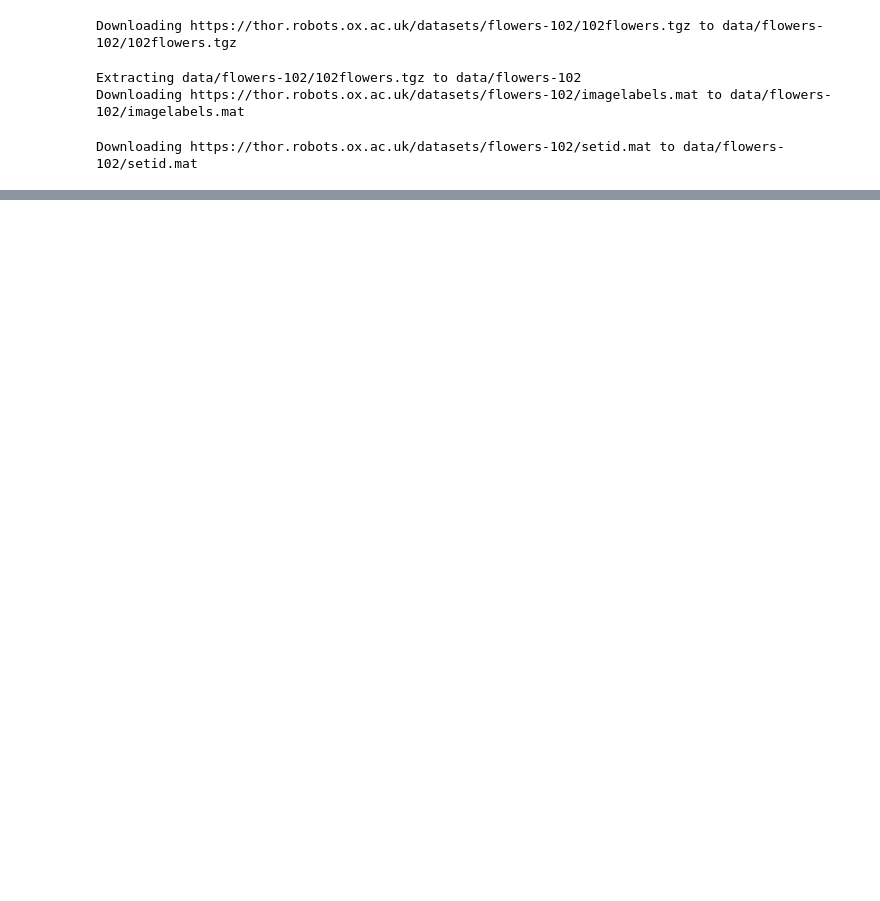
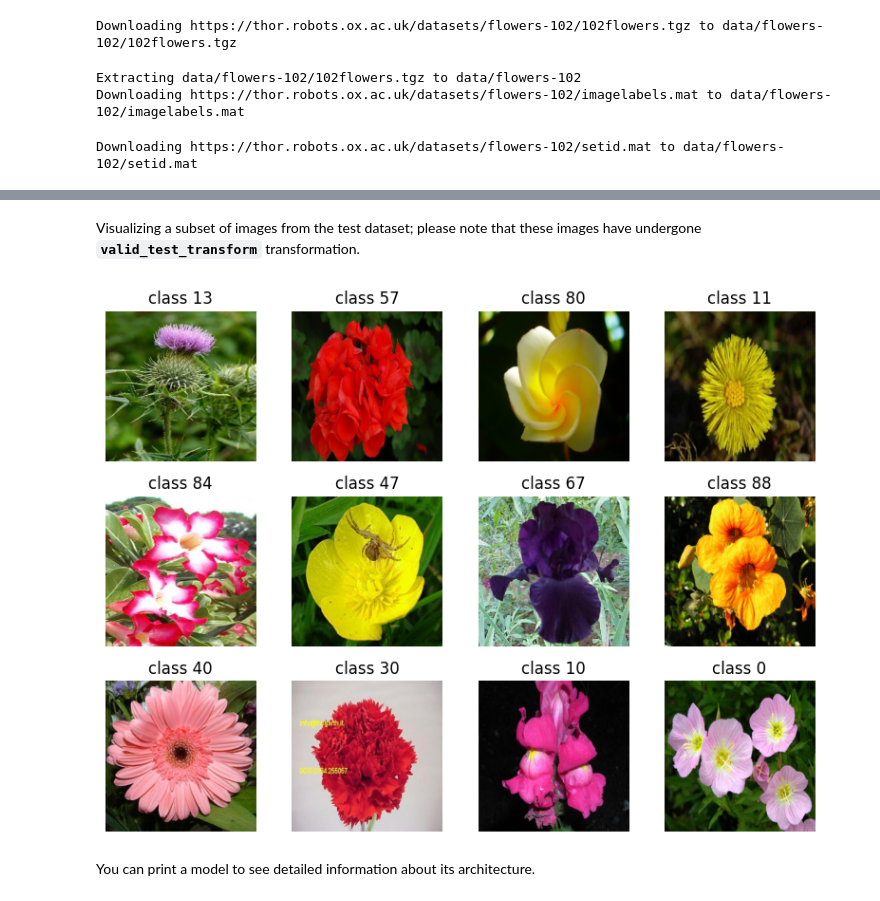
Before and after one commit to FarhadMaleki/CPSC691DL, a Jupyter notebook: Inception.ipynb, the cells around one changed output, grey strips where cells are left out. Drawn from its saved outputs; the diff is of its cells as text; code cells hidden in the pictures; blank space fills up the shorter version.

```diff
--- a/Inception.ipynb
+++ b/Inception.ipynb
@@ -62,2 +174,13 @@ for image, label in train_examples:
+# %% [markdown]
+Visualizing a subset of images from the test dataset; please note that these images have undergone **`valid_test_transform`** transformation.
+# %%
+rows = 3
+columns = 4
+data = valid_dataset
+indices = np.random.randint(low=0, high=len(data), size=rows*columns)
+train_examples = [data[i] for i in indices]
+visualize_image_grid(train_examples, rows, columns)
+# %% [output]
+[figure, added]
 # %%
 class InceptionModule(nn.Module):
@@ -157,3 +281,5 @@ class InceptionNet(nn.Module):
         return x
 # %%
 model = InceptionNet(in_channels=3, num_classes=102)
+# %% [markdown]
+You can print a model to see detailed information about its architecture.
```
Also changed, not shown: parts of 44 cells of this notebook.
